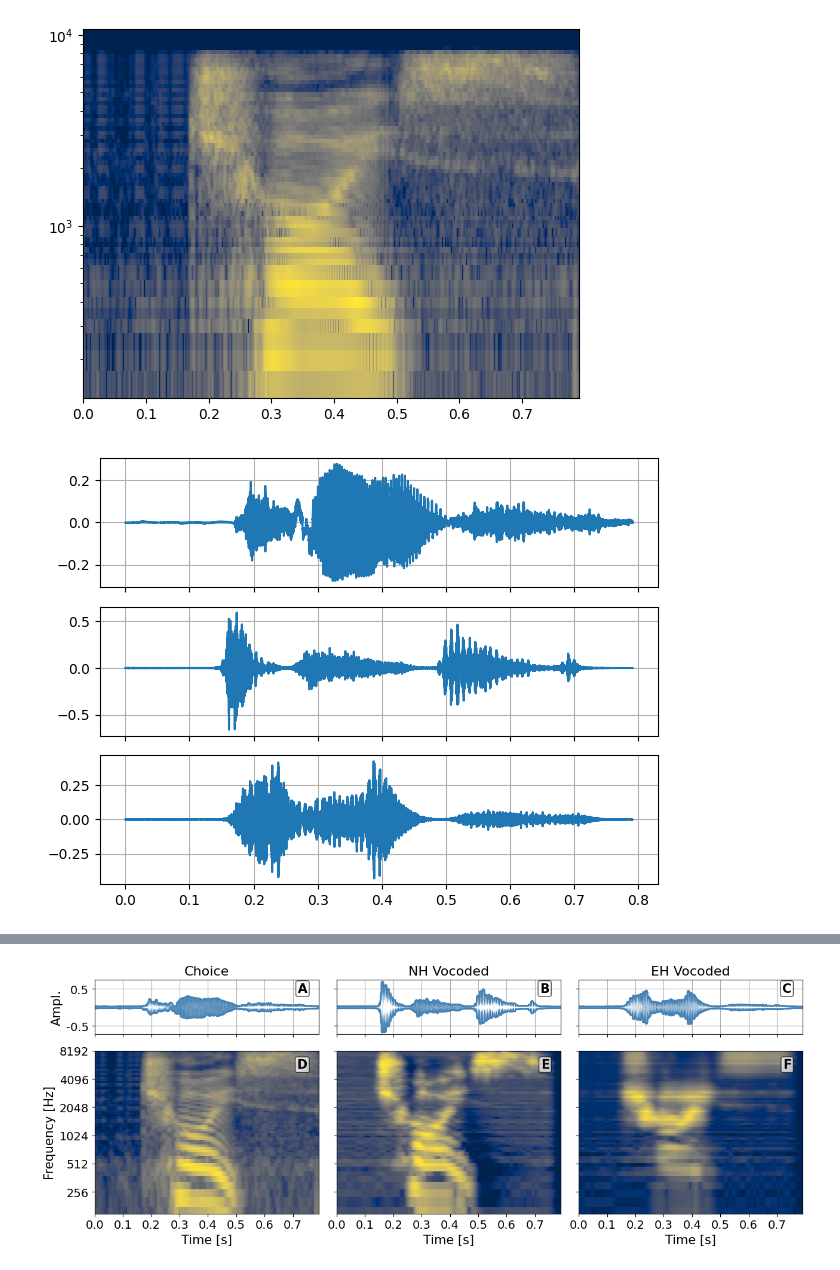
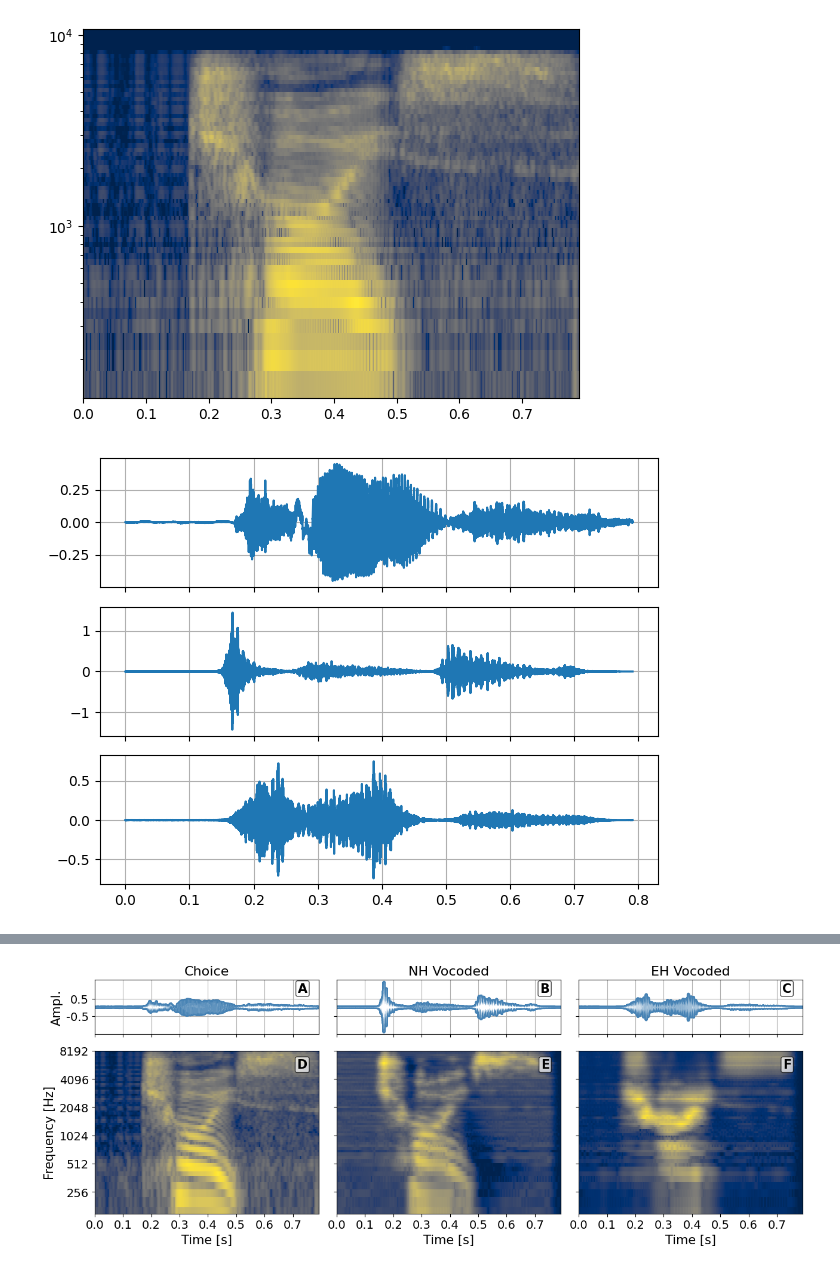
Before and after one commit to SavineMartens/NeuroVocSavine, a Jupyter notebook: experiments/paper_plots.ipynb, the cells around one changed output, grey strips where cells are left out. Cells and saved outputs as stored; diff of their text form; code cells hidden in the pictures.

```diff
--- a/experiments/paper_plots.ipynb
+++ b/experiments/paper_plots.ipynb
@@ -375,3 +302 @@ sns.kdeplot(tp.position[selected_fibers])
-# %%
-mel_scale = librosa.filters.mel_frequencies(n_mels, fmin=min_freq, fmax=max_freq)
 # %%
@@ -391,7 +316,7 @@ t = np.arange(S_db.shape[1]) * hops * (1 / sr)
 cmap = 'cividis'
 
 ax2.pcolormesh(
-    t, bg.mel_scale, S_db, cmap=cmap
+    t, neurogram_specres.frequencies, S_db, cmap=cmap
 )
 
 ax3 = fig.add_subplot(gs[1, 1], sharex=ax2, sharey=ax2)
@@ -399,13 +324,13 @@ ax3 = fig.add_subplot(gs[1, 1], sharex=ax2, sharey=ax2)
 
 sp_data_phast = np.vstack(
     [
-        scipy.signal.resample(ng_phast[i], S_db.shape[1])
-        for i in range(bg.data.shape[0])
+        scipy.signal.resample(neurogram_specres.data[i], S_db.shape[1])
+        for i in range(neurogram_specres.data.shape[0])
     ]
 )
 
 img = ax3.pcolormesh(
-    t, bg.mel_scale, sp_data_phast, cmap=cmap
+    t, neurogram_specres.frequencies, sp_data_phast, cmap=cmap
 )
 
 
@@ -416,7 +341,7 @@ ax2.set_title("Spectogram")
 ax3.set_title("Neurogram")
 
 ax2.set_ylabel("[Hz]")
-ax2.set_yscale("log")
+ax2.set_yscale("log", base=2)
 ax2.set_yticks([pow(2, i) for i in range(9, 14)], [pow(2, i) for i in range(9, 14)])
 ax2.set_ylim(500, None)
 ax2.set_xlim(0, np.max(t))
@@ -427,8 +352,6 @@ ax3.set_ylabel("[Hz]")
 for ax in ax2, ax3:
     ax.set_xlabel("Time [s]")
 plt.tight_layout()
-
-fig.savefig("specres_neurogram_robin.png", dpi=1200)
 # %% [output]
 [figure]
 # %%
@@ -514,5 +437,12 @@ plt.yscale("log")
 # %% [output]
 [figure]
 # %%
-res = reconstruct(choice, 0)
-orig_specres, reconstructed_specres, fs, *_ = res
+specres_choice_ng = specres(choice)
+reconstructed_specres = reconstruct(specres_choice_ng)
+
+bruce_choice_ng = bruce(choice)
+reconstructed_bruce = reconstruct(bruce_choice_ng)
+
+original, fs = librosa.load(choice, sr=44100)
+reconstructed_bruce = scipy.signal.resample(reconstructed_bruce, original.size)
+reconstructed_specres = scipy.signal.resample(reconstructed_specres, original.size)
@@ -522,7 +449,7 @@ orig_bruce, reconstructed_bruce, fs, *_ = res
 # %%
 f, (ax1, ax2, ax3) = plt.subplots(3,1, sharex=True)
-t = np.arange(len(orig_bruce)) / fs
-ax1.plot(t, orig_bruce)
+t = np.arange(len(original)) / fs
+ax1.plot(t, original)
 ax2.plot(t, reconstructed_bruce)
 ax3.plot(t, reconstructed_specres)
 
@@ -530,17 +457,17 @@ for a in ax1, ax2, ax3:
     a.grid()
 plt.tight_layout()
 # %% [output]
-[figure, old version]
+[figure, new version]
 # %%
 f, axes = plt.subplots(2, 3, sharey="row", sharex=True, figsize=(13, 5), height_ratios=[1, 3])
 
 m = 2
-fs = 16000  * m
+# fs = 16000  * m
 N_FFT = 512
 N_HOP = 32
 
-for ((ax1, ax2), y, title) in zip(axes.T, (orig_bruce, reconstructed_bruce, reconstructed_specres), ("Choice", "NH Vocoded", "EH Vocoded")):
-    y = librosa.resample(y.copy(), orig_sr=16000, target_sr=fs)
+for ((ax1, ax2), y, title) in zip(axes.T, (original, reconstructed_bruce, reconstructed_specres), ("Choice", "NH Vocoded", "EH Vocoded")):
+    # y = librosa.resample(y.copy(), orig_sr=16000, target_sr=fs)
     t_sound = np.arange(len(y)) / fs
     ax1.plot(t_sound, y, color='#4682B4', linewidth=4)
     ax1.plot(t_sound, y, color='white', linewidth=.05)
@@ -548,35 +475,35 @@ for ((ax1, ax2), y, title) in zip(axes.T, (orig_bruce, reconstructed_bruce, reco
     t_spec = np.arange(spectrogram.shape[1]) * N_HOP*m * (1 / fs)
     ax2.pcolormesh(t_spec, mel_scale, spectrogram, vmin=-80, vmax=0, cmap=cmap)
     ax1.set_title(title, fontsize=16)
     ax1.set_yticks([-.5, .5], [-.5, .5], fontsize=14)
     ax2.set_xlabel("Time [s]", fontsize=15)
     ax2.tick_params(axis='both', which='major', labelsize=14)
     ax1.grid()
     display(Audio(data=y, rate=fs, element_id=title))
 
 
 axes[0][0].set_ylabel("Ampl.", fontsize=15)
 ax2 = axes[1][0]
 ax2.set_ylabel("Frequency [Hz]",  fontsize=15)
 ax2.set_yscale("log", base=2)
 ax2.set_yticks([pow(2, i) for i in range(8, 14)], [pow(2, i) for i in range(8, 14)], fontsize=14)
 ax2.set_ylim(min_freq, 8200)
 ax2.set_xlim(0, np.max(t))
 
 for ax, label in zip(axes.ravel(), "ABCDEF"):
     ax.text(0.95, 0.95, label,
         transform=ax.transAxes,
         fontsize=15, fontweight='bold',
         va='top', ha='right',
         bbox=dict(facecolor='white', alpha=0.7, edgecolor='black', boxstyle='round,pad=0.15'))
 
 plt.tight_layout()
-plt.savefig("choice_no_noise.png", dpi=600)
+# plt.savefig("choice_no_noise.png", dpi=600)
 # %% [output]
 [interactive output not drawn]
 [interactive output not drawn]
 [interactive output not drawn]
-[figure, old version]
+[figure, new version]
 # %%
 def rms_db(y):
     rms = np.sqrt(np.mean(y**2))
```
Also changed, not shown: parts of 27 cells of this notebook, 6 other files.
